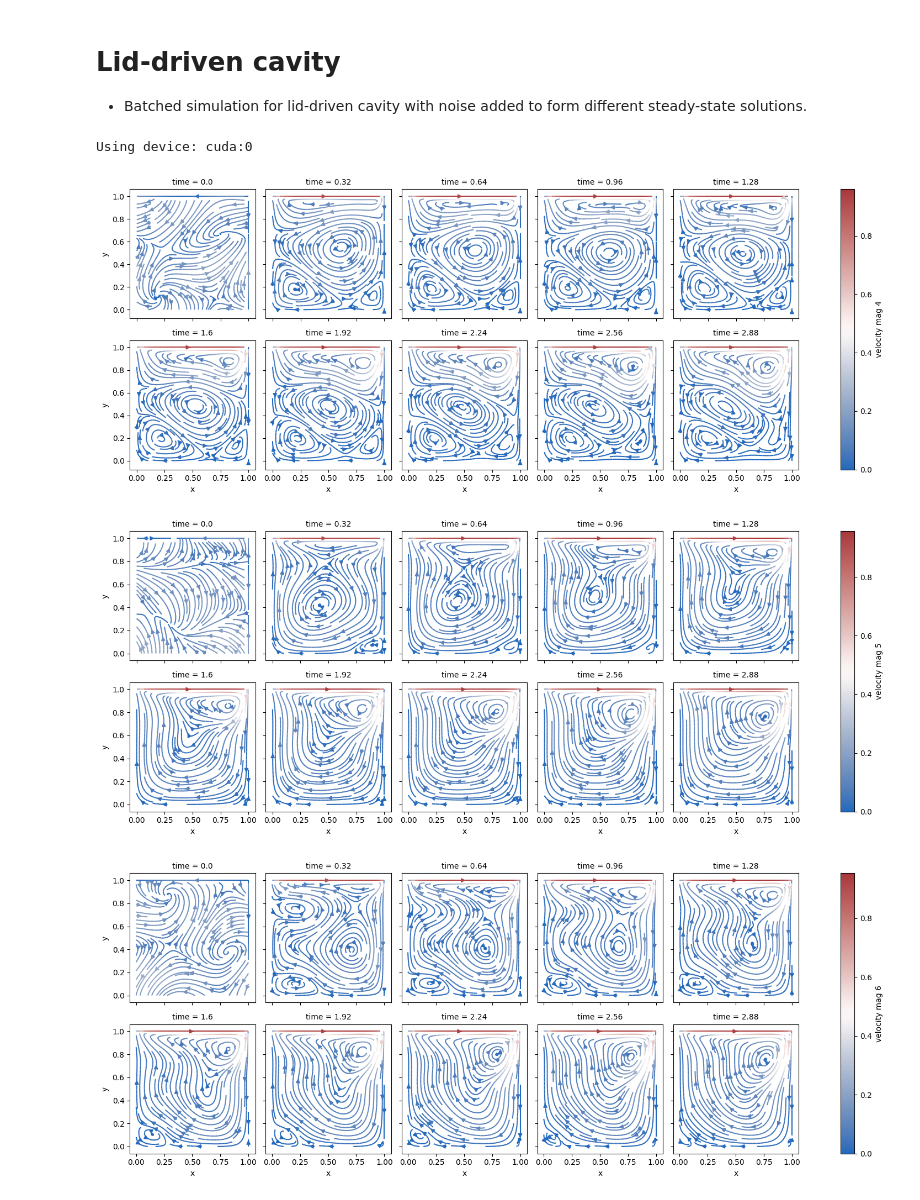
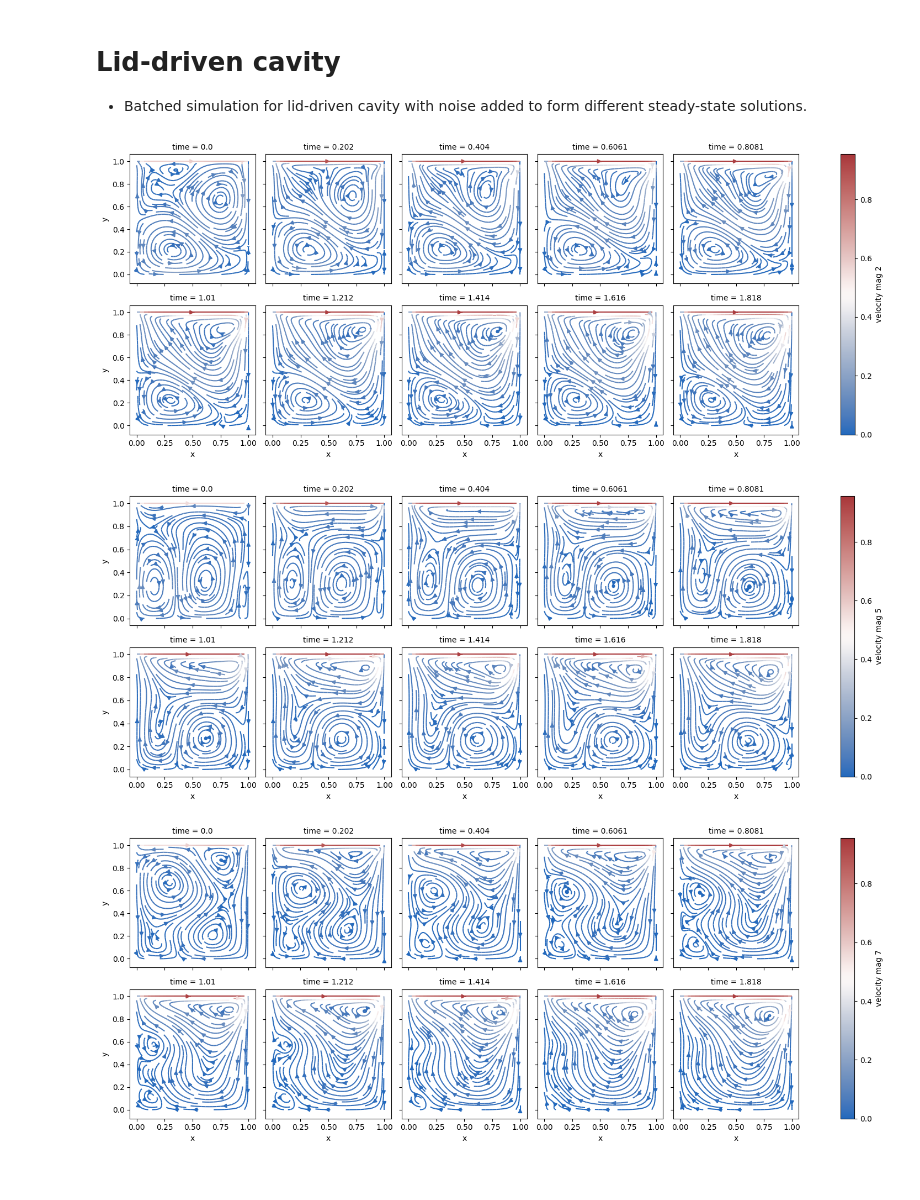
Before and after one commit to xswang-ai/torch-cfd, a Jupyter notebook: examples/Lid-driven_cavity_rk4_fvm.ipynb, the cells around one changed output. Drawn from its saved outputs; the diff is of its cells as text; code cells hidden in the pictures.

```diff
--- a/examples/Lid-driven_cavity_rk4_fvm.ipynb
+++ b/examples/Lid-driven_cavity_rk4_fvm.ipynb
@@ -28,24 +26,20 @@ dt = 1e-3
 batch_size = 8
 viscosity = 1 / 500
 device = torch.device("cuda:0" if torch.cuda.is_available() else "cpu")
-torch.set_default_dtype(torch.float64)
-T = 3.0
+T = 2.0
 num_steps = int(T / dt)
 update_steps = 20
 diam = 1
+
+grid = grids.Grid((nx, ny), domain=((0, diam), (0, diam)), device=device)
+
+v_bc = (
+    boundaries.dirichlet_boundary_conditions(2, bc_values=((0.0, 0.0), (0.0, 1.0))),
+    boundaries.dirichlet_boundary_conditions(2, bc_values=((0.0, 0.0), (0.0, 0.0))),
+)
+
+x_velocity_fn = lambda x, y: torch.zeros_like(x)
+y_velocity_fn = lambda x, y: torch.zeros_like(x)
-# %%
-grid = grids.Grid((nx, ny), domain=((0, diam), (0, diam)), device=device)
-print(f"Using device: {device}")
-
-v_bc = (
-    boundaries.dirichlet_boundary_conditions(2, bc_values=((0.0, 0.0), (0.0, 1.0))),
-    boundaries.dirichlet_boundary_conditions(2, bc_values=((0.0, 0.0), (0.0, 0.0))),
-)
-
-x_velocity_fn = lambda x, y: torch.zeros_like(x)
-y_velocity_fn = lambda x, y: torch.zeros_like(x)
-# %% [output]
-Using device: cuda:0
 # %%
 v0 = velocity_field(
     (x_velocity_fn, y_velocity_fn),
@@ -85,10 +79,10 @@ ns2d = NavierStokes2DFVMProjection(
 # %%
 v = v0
 
-trajectory = [[v0[0].data.detach().cpu().numpy()], [v0[1].data.detach().cpu().numpy()]]
+trajectory = [[], []]
 nan_count = 0
 velocity_norm = torch.sqrt(v[0].L2norm**2 + v[1].L2norm**2)
-divergence = fdm.divergence(v)
+divergence = fdm.divergence(v)[1:-1, 1:-1]
 desc = f"u norm: {velocity_norm.mean().item():.3e} | div norm: {divergence.L2norm.mean().item():.3e}"
 
 with tqdm(total=num_steps, desc=desc) as pbar:
@@ -102,7 +96,7 @@ with tqdm(total=num_steps, desc=desc) as pbar:
 
             if (i + 1) % update_steps == 0:
                 velocity_norm = torch.sqrt(v[0].L2norm**2 + v[1].L2norm**2)
-                divergence = fdm.divergence(v)
+                divergence = fdm.divergence(v)[1:-1, 1:-1]
                 desc = f"u norm: {velocity_norm.mean().item():.3e} | div norm: {divergence.L2norm.mean().item():.3e}"
                 if nan_count > 0:
                     break
@@ -126,34 +120,34 @@ for idx in idxes:
     u_data = xarray.DataArray(
         trajectory_plot[0, :, idx], dims=["time", "x", "y"], coords=coords
     ).to_dataset(name="u")
 
     v_data = xarray.DataArray(
         trajectory_plot[1, :, idx], dims=["time", "x", "y"], coords=coords
     ).to_dataset(name="v")
 
     velocity_mag = np.sqrt((trajectory_plot[:, :, idx] ** 2).sum(axis=0))
 
     vmag_data = xarray.DataArray(
         velocity_mag, dims=["time", "x", "y"], coords=coords
     ).to_dataset(name=f"velocity mag {idx}")
 
     data = xarray.merge([u_data, v_data, vmag_data])
 
 
     g = (
-        data.thin(time=16)
+        data.thin(time=10)
         .plot.streamplot(
             x="x",
             y="y",
             u="u",
             v="v",
             hue=f"velocity mag {idx}",
             col="time",
             col_wrap=5,
             cmap=sns.cm.vlag,
         )
     )
 # %% [output]
-[figure, old version]
+[figure, new version]
-[figure, old version]
+[figure, new version]
-[figure, old version]
+[figure, new version]
```
Also changed, not shown: parts of 1 cell of this notebook, 3 other files.
